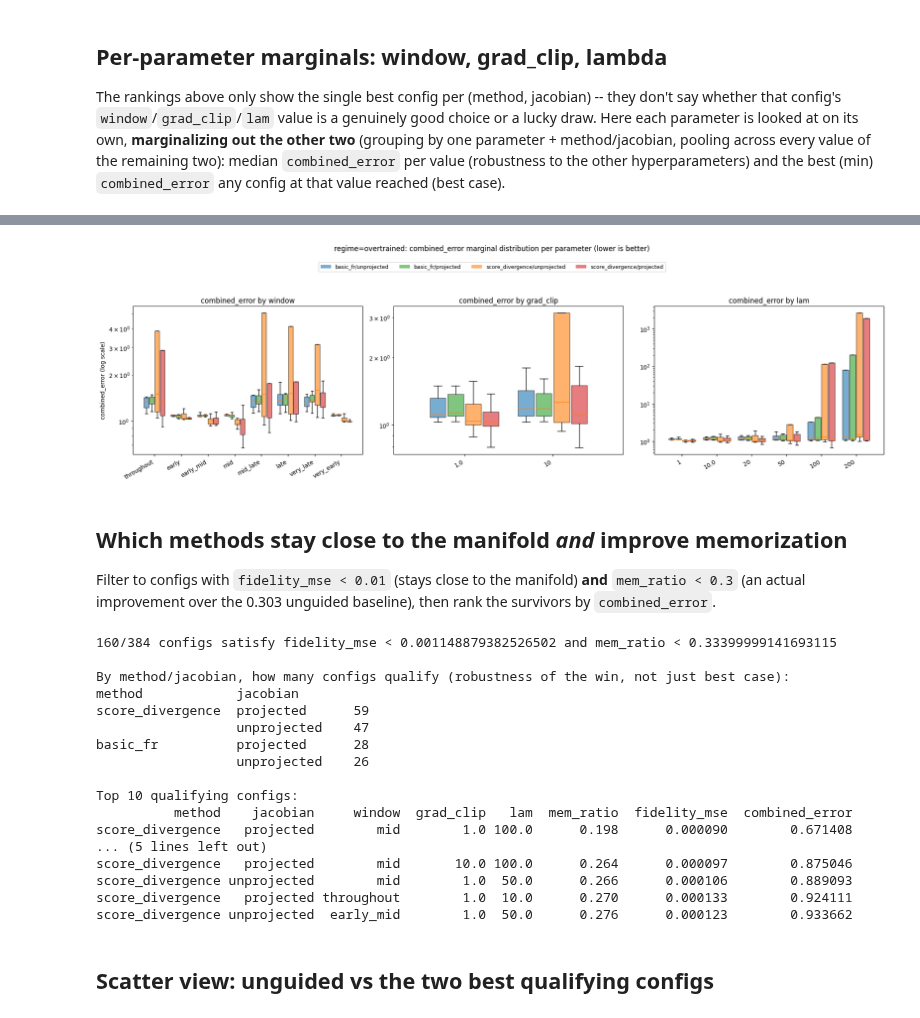
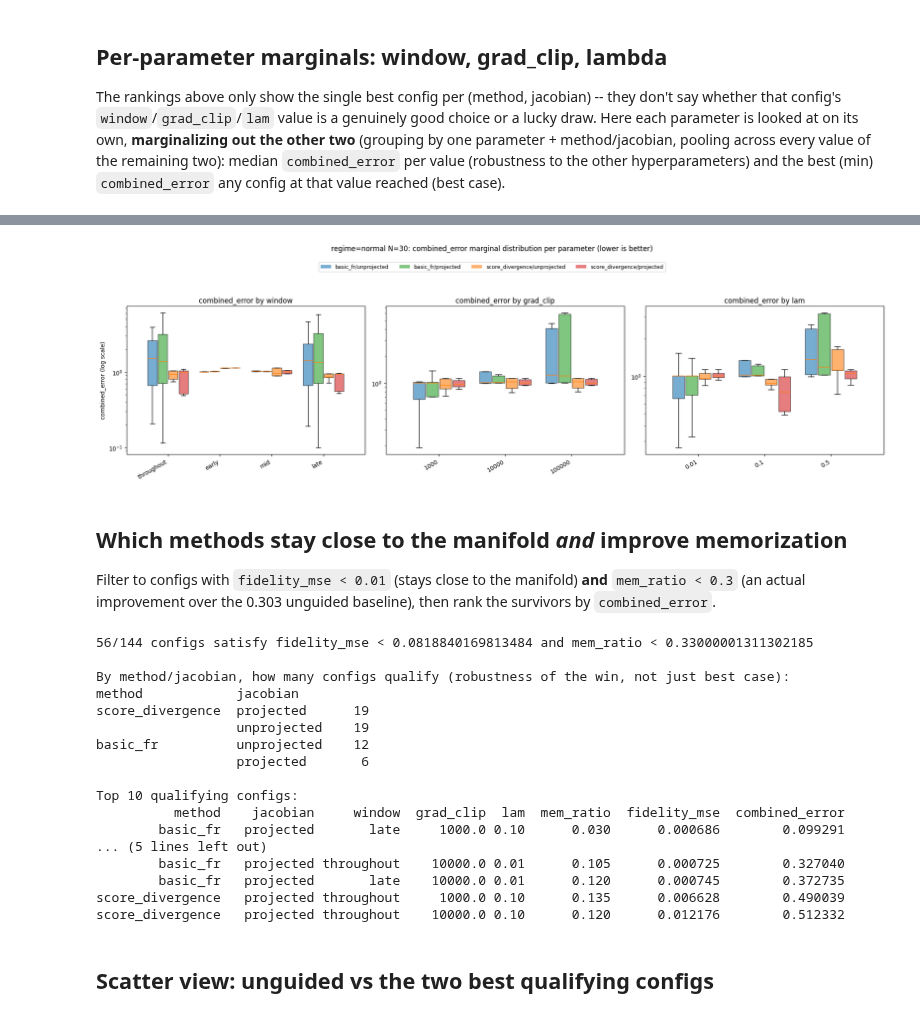
Before and after one commit to narbengusu/denoising_memorization, a Jupyter notebook: experiments/toy_manifold/02_fr_guidance.ipynb, the cells around one changed output, grey strips where cells are left out. Cells and saved outputs as stored; diff of their text form; code cells hidden in the pictures.

Commit message:
new visualizations and folder structure added

```diff
--- a/experiments/toy_manifold/02_fr_guidance.ipynb
+++ b/experiments/toy_manifold/02_fr_guidance.ipynb
@@ -26,11 +26,22 @@ import matplotlib.pyplot as plt
 sys.path.insert(0, os.path.abspath("../../src"))
 from guidance import driver, basic_fr, score_divergence, bayesian_fr
 
-REGIME = "overtrained"   # "normal" or "overtrained" - selects checkpoints/score_{REGIME}.pt
-ckpt = torch.load(f"checkpoints/score_{REGIME}.pt", weights_only=False)
+REGIME = "normal"   # "normal" or "overtrained" - selects checkpoints/score_{REGIME}_N{N}.pt
+N = int(os.environ.get("N_DATA", 30)) #other saved N options - 10, 20, 30, 50, 100
+TAG = f"{REGIME}_N{N}"
+ckpt = torch.load(f"checkpoints/score_{TAG}.pt", weights_only=False)
 train_config = ckpt["config"]
 d, device = train_config["d"], train_config["device"]
 X_target = ckpt["X_target"].to(device)
 u_target = ckpt["u_target"].to(device)
-print(f"regime={REGIME}  d={d}, device={device}, N_data={X_target.shape[0]}, iters={train_config['iters']}")
+
+# All of THIS notebook's own outputs (figs, csv) go here, one folder per (N, REGIME) combo -- change
+# either above and a fresh folder is created automatically, instead of everything piling up flat in
+# checkpoints/ distinguished only by a filename suffix. The score/jacnet checkpoint LOAD path above is
+# unaffected (that's 01_train_score.ipynb's output, not this notebook's).
+OUT_DIR = f"checkpoints/N{N}-{REGIME}"
+os.makedirs(OUT_DIR, exist_ok=True)
+
+print(f"regime={REGIME}  N={N}  d={d}, device={device}, N_data={X_target.shape[0]}, iters={train_config['iters']}")
+print(f"outputs -> {OUT_DIR}/")
 # %% [output]
@@ -236,10 +254,14 @@ diag_energy_fns = {"basic_fr": make_knn_energy_fn(), "score_divergence": make_sc
 diag_projected_energy_fns = {"basic_fr": make_knn_projected_energy_fn(), "score_divergence": make_score_divergence_projected_energy_fn()}
 
 diag_rows = []
+score_norm_rows = []
 for step_idx in range(1, n_steps + 1):
     z_next = base_step_fn(z, step_idx)   # also sets t_vec_holder["t"] for this step
     t_val = t_vec_holder["t"][0].item()
     sigma2_val = sigma2(t_vec_holder["t"])[0].item()
+    with torch.no_grad():
+        score = -net(z, t_vec_holder["t"]) / sigma2(t_vec_holder["t"])[:, None].sqrt()
+    score_norm_rows.append({"step_idx": step_idx, "t": t_val, "score_norm_mean": score.norm(dim=-1).mean().item()})
     for name, energy_fn in diag_energy_fns.items():
         grad, _, _ = driver.guidance_grad(y_fn, z, energy_fn, target_range=None, grad_clip=None)
         gnorm = grad.norm(dim=-1)
@@ -253,6 +275,7 @@ for step_idx in range(1, n_steps + 1):
     z = z_next
 
 diag_df = pd.DataFrame(diag_rows)
+score_norm_df = pd.DataFrame(score_norm_rows)
 
 UNPROJ_COLORS = {"basic_fr": "tab:blue", "score_divergence": "tab:orange"}
 PROJ_COLORS = {"basic_fr": "tab:green", "score_divergence": "tab:red"}
@@ -263,13 +286,11 @@ for name, sub in diag_df[~diag_df["projected"]].groupby("method"):
 for name, sub in diag_df[diag_df["projected"]].groupby("method"):
     axes[1].plot(sub["t"], sub["grad_norm_mean"], label=name, color=PROJ_COLORS[name])
 
-ref_t = diag_df["t"].unique()
-ref_curve = 1.0 / diag_df.drop_duplicates("t")["sigma2"] ** 2 * 1e-6
 for ax, title in zip(axes, ["unprojected (ambient)", "projected (analytic tangent)"]):
-    ax.plot(ref_t, ref_curve, "--", color="gray", label="1/sigma_t^4 (arbitrary scale)")
+    ax.plot(score_norm_df["t"], score_norm_df["score_norm_mean"], "--", color="black", label="||score(z_t)||")
     ax.set_xlabel("t (1=noisy, ~0=clean)"); ax.set_yscale("log"); ax.invert_xaxis()
     ax.set_title(title); ax.legend(fontsize=8)
 axes[0].set_ylabel("raw guidance grad norm (unclipped)")
-fig.suptitle(f"regime={REGIME}: unclipped guidance gradient norm vs t")
-plt.tight_layout(); plt.savefig(f"checkpoints/grad_norm_vs_t_{REGIME}.png", dpi=120); plt.show()
+fig.suptitle(f"regime={REGIME} N={N}: unclipped guidance gradient norm vs t, vs. ||score(z_t)||")
+plt.tight_layout(); plt.savefig(f"{OUT_DIR}/grad_norm_vs_t.png", dpi=120); plt.show()
 # %% [output]
@@ -378,12 +399,12 @@ on one axis at the other's expense won't look artificially good.
 # %%
 df["fidelity_rel"] = df["fidelity_mse"] / baseline["fidelity_mse"]
 df["mem_rel"] = df["mem_ratio"] / baseline["mem_ratio"]
-df["combined_error"] = df["fidelity_rel"] * 0.1 + df["mem_rel"]
-df.to_csv(f"checkpoints/fr_sweep_results_{REGIME}.csv", index=False)
+df["combined_error"] = df["fidelity_rel"] * 0.01 + df["mem_rel"]
+df.to_csv(f"{OUT_DIR}/fr_sweep_results.csv", index=False)
 
 guided = df[df["method"] != "unguided"]
 
-print(f"regime={REGIME}  baseline combined_error = {2.0:.3f} (fidelity_rel=1.0 + mem_rel=1.0)\n")
+print(f"regime={REGIME} N={N}  baseline combined_error = {2.0:.3f} (fidelity_rel=1.0 + mem_rel=1.0)\n")
 print("Top 15 configs by combined_error (lower is better):")
 top = guided.sort_values("combined_error").head(15)
 pd.set_option("display.width", 200)
@@ -489,43 +510,43 @@ GROUP_COLORS = {
     ("score_divergence", "projected"): "tab:red",
 }
 GROUPS = list(GROUP_COLORS.keys())
 
 def grouped_boxplot(ax, param_col, values):
     width = 0.8 / len(GROUPS)
     for gi, (method, jacobian) in enumerate(GROUPS):
         sub = guided[(guided.method == method) & (guided.jacobian == jacobian)]
         positions = [i + (gi - (len(GROUPS) - 1) / 2) * width for i in range(len(values))]
         box_data = [sub.loc[sub[param_col] == v, "combined_error"].values for v in values]
         bp = ax.boxplot(box_data, positions=positions, widths=width * 0.9, patch_artist=True, showfliers=False)
         for patch in bp["boxes"]:
             patch.set_facecolor(GROUP_COLORS[(method, jacobian)])
             patch.set_alpha(0.6)
     ax.set_xticks(range(len(values)))
     ax.set_xticklabels([str(v) for v in values], rotation=30, ha="right")
     ax.set_yscale("log")
     ax.set_title(f"combined_error by {param_col}")
 
 fig, axes = plt.subplots(1, 3, figsize=(19, 5))
 for ax, (param_col, values) in zip(axes, PARAM_COLS.items()):
     grouped_boxplot(ax, param_col, values)
 axes[0].set_ylabel("combined_error (log scale)")
 
 legend_handles = [plt.Rectangle((0, 0), 1, 1, facecolor=c, alpha=0.6) for c in GROUP_COLORS.values()]
 legend_labels = [f"{m}/{j}" for m, j in GROUPS]
 fig.legend(legend_handles, legend_labels, loc="upper center", ncol=4, fontsize=9, bbox_to_anchor=(0.5, 1.08))
-fig.suptitle(f"regime={REGIME}: combined_error marginal distribution per parameter (lower is better)", y=1.15)
+fig.suptitle(f"regime={REGIME} N={N}: combined_error marginal distribution per parameter (lower is better)", y=1.15)
 plt.tight_layout()
-plt.savefig(f"checkpoints/param_marginals_{REGIME}.png", dpi=120, bbox_inches="tight")
+plt.savefig(f"{OUT_DIR}/param_marginals.png", dpi=120, bbox_inches="tight")
 plt.show()
 # %% [output]
-[figure, old version]
+[figure, new version]
 # %% [markdown]
 ## Which methods stay close to the manifold *and* improve memorization
 
 Filter to configs with `fidelity_mse < 0.01` (stays close to the manifold) **and** `mem_ratio < 0.3` (an actual
 improvement over the 0.303 unguided baseline), then rank the survivors by `combined_error`.
 # %%
-FIDELITY_MAX = baseline["fidelity_mse"] * 10
+FIDELITY_MAX = baseline["fidelity_mse"] * 100
 MEM_MAX = baseline["mem_ratio"]
 
 qualifying = guided[(guided["fidelity_mse"] < FIDELITY_MAX) & (guided["mem_ratio"] < MEM_MAX)].sort_values("combined_error")
@@ -537,23 +558,23 @@ print(qualifying.groupby(["method", "jacobian"]).size().sort_values(ascending=Fa
 print("\nTop 10 qualifying configs:")
 print(qualifying.head(10)[["method", "jacobian", "window", "grad_clip", "lam", "mem_ratio", "fidelity_mse", "combined_error"]].to_string(index=False))
 # %% [output]
-160/384 configs satisfy fidelity_mse < 0.001148879382526502 and mem_ratio < 0.33399999141693115
+56/144 configs satisfy fidelity_mse < 0.0818840169813484 and mem_ratio < 0.33000001311302185
 
 By method/jacobian, how many configs qualify (robustness of the win, not just best case):
 method            jacobian
-score_divergence  projected      59
-                  unprojected    47
-basic_fr          projected      28
-                  unprojected    26
+score_divergence  projected      19
+                  unprojected    19
+basic_fr          unprojected    12
+                  projected       6
 
 Top 10 qualifying configs:
-          method    jacobian     window  grad_clip   lam  mem_ratio  fidelity_mse  combined_error
-score_divergence   projected        mid        1.0 100.0      0.198      0.000090        0.671408
+          method    jacobian     window  grad_clip  lam  mem_ratio  fidelity_mse  combined_error
+        basic_fr   projected       late     1000.0 0.10      0.030      0.000686        0.099291
 ... (5 lines left out)
-score_divergence   projected        mid       10.0 100.0      0.264      0.000097        0.875046
-score_divergence unprojected        mid        1.0  50.0      0.266      0.000106        0.889093
-score_divergence   projected throughout        1.0  10.0      0.270      0.000133        0.924111
-score_divergence unprojected  early_mid        1.0  50.0      0.276      0.000123        0.933662
+        basic_fr   projected throughout    10000.0 0.01      0.105      0.000725        0.327040
+        basic_fr   projected       late    10000.0 0.01      0.120      0.000745        0.372735
+score_divergence   projected throughout     1000.0 0.10      0.135      0.006628        0.490039
+score_divergence   projected throughout    10000.0 0.10      0.120      0.012176        0.512332
 # %% [markdown]
 ## Scatter view: unguided vs the two best qualifying configs
 # %%
```
Also changed, not shown: parts of 14 cells of this notebook, 4 other files.
